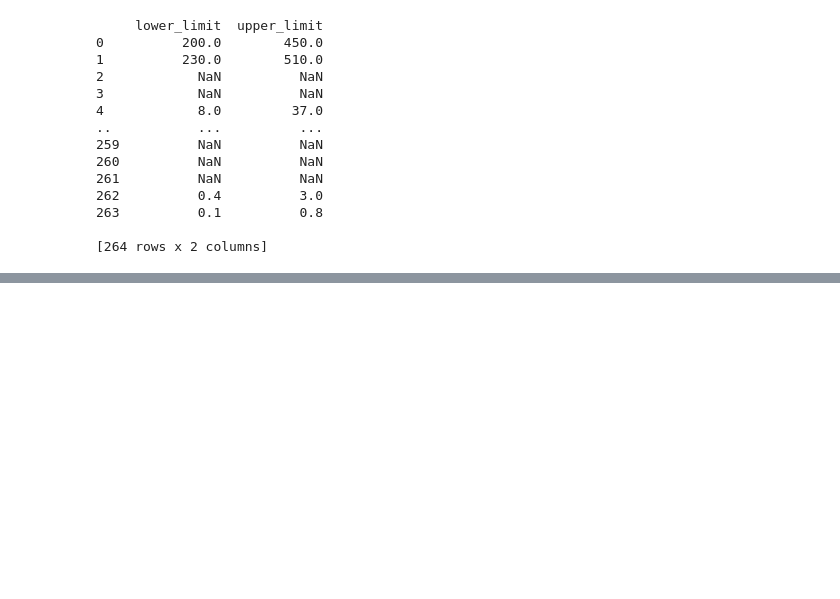
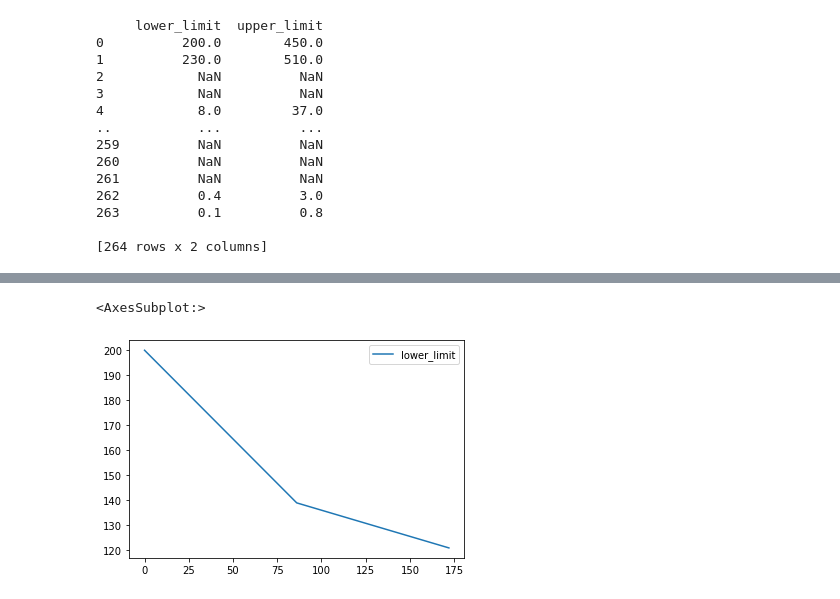
Before and after one commit to paleomaniac/Health_DataScience_Journal_Club, a Jupyter notebook: Scaling/test_lab_explore.ipynb, the cells around one changed output, grey strips where cells are left out. Cells and saved outputs as stored; diff of their text form; code cells hidden in the pictures; blank space fills up the shorter version.

```diff
--- a/Scaling/test_lab_explore.ipynb
+++ b/Scaling/test_lab_explore.ipynb
@@ -106,0 +179,5 @@ for i in range(len(child_df['range'])):
+# %%
+child_df[child_df['analyte']=='alanine'].loc[:,['analyte','lower_limit']].plot()
+# %% [output]
+<AxesSubplot:>
+[figure, added]
```
Also changed, not shown: parts of 15 cells of this notebook, 4 other files.
